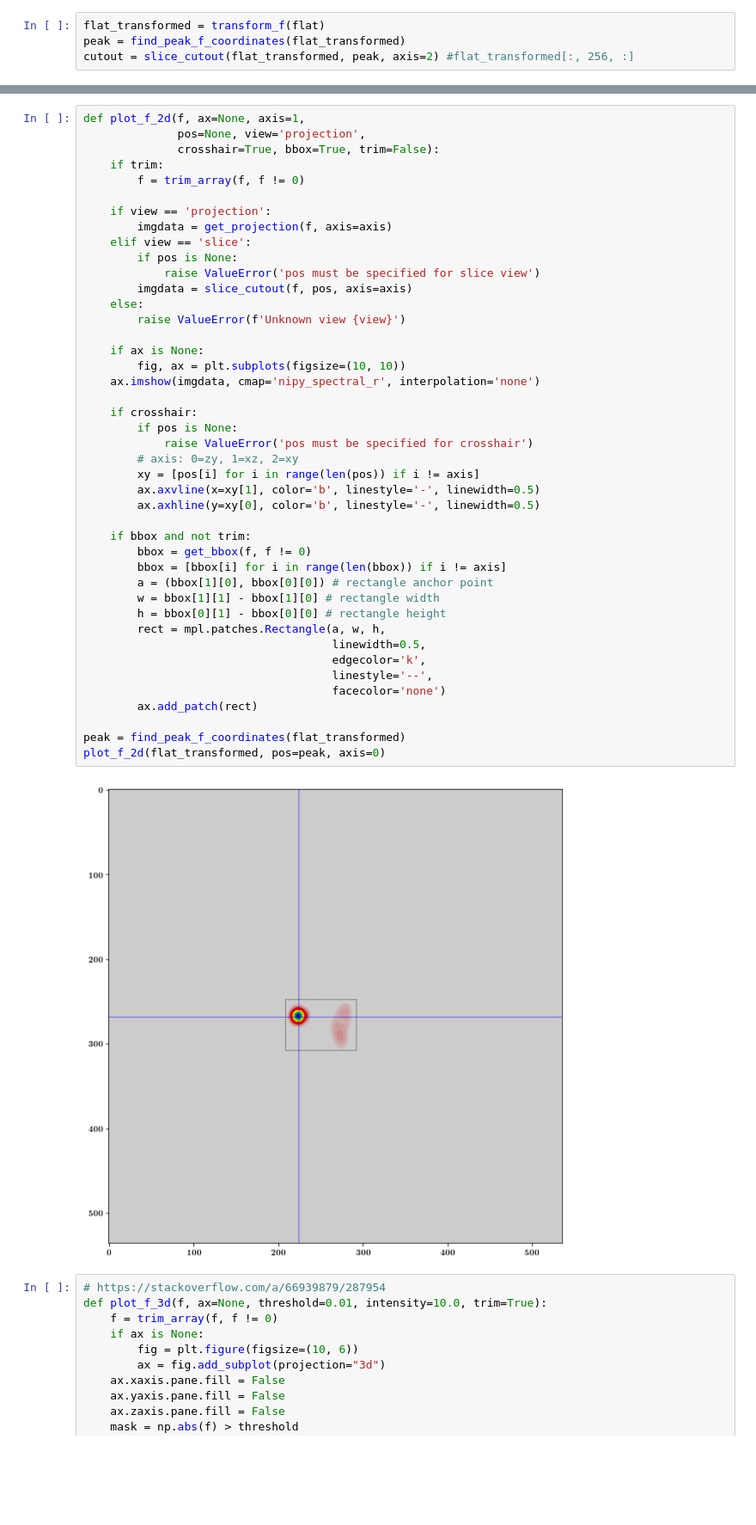
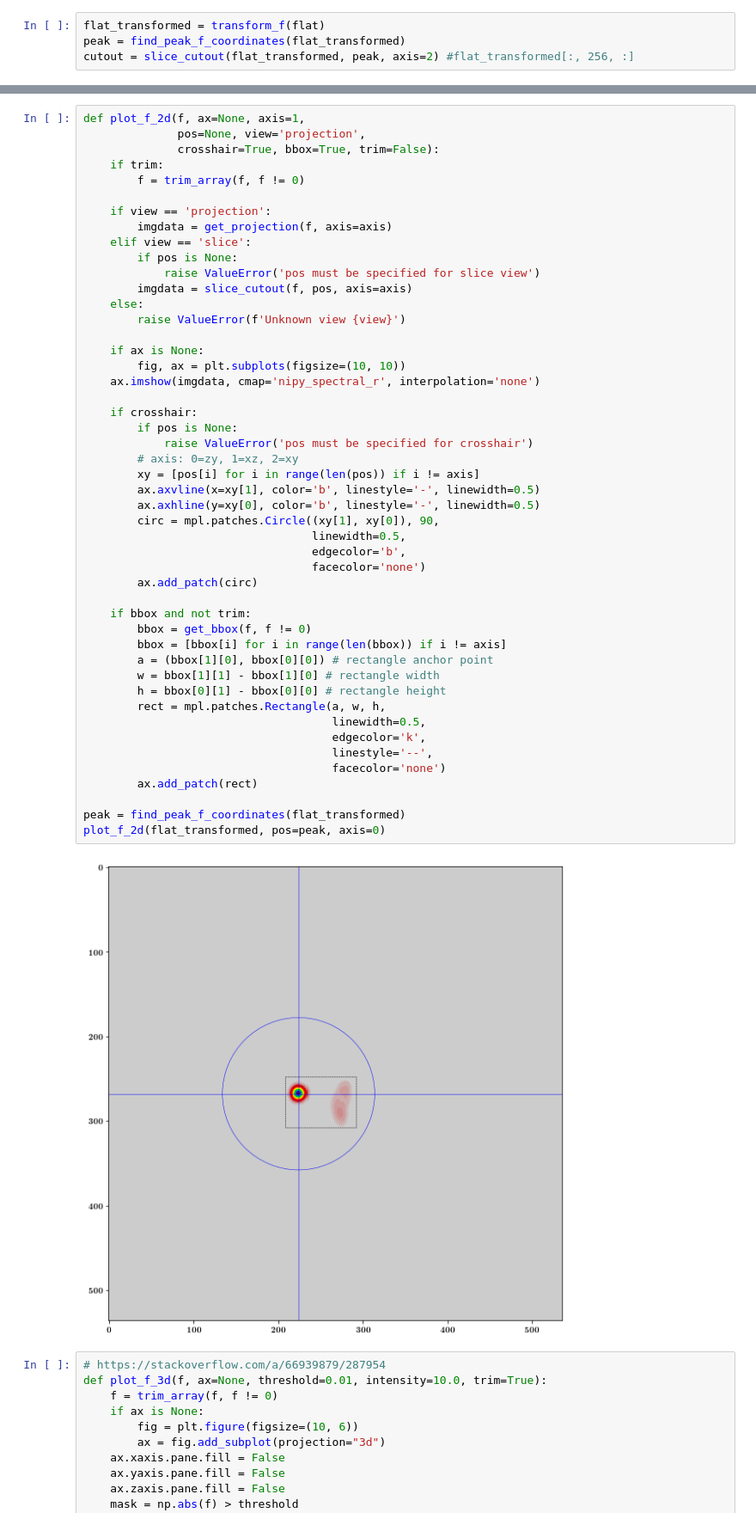
Before and after one commit to makes/plasma-dsp2022, a Jupyter notebook: makes-sandbox.ipynb, the cells around one changed output, grey strips where cells are left out. Shown at 86% size. Cells and saved outputs as stored; diff of their text form; blank space fills up the shorter version.

```diff
--- a/makes-sandbox.ipynb
+++ b/makes-sandbox.ipynb
@@ -423,34 +423,39 @@ def plot_f_2d(f, ax=None, axis=1,
         raise ValueError(f'Unknown view {view}')
 
     if ax is None:
         fig, ax = plt.subplots(figsize=(10, 10))
     ax.imshow(imgdata, cmap='nipy_spectral_r', interpolation='none')
 
     if crosshair:
         if pos is None:
             raise ValueError('pos must be specified for crosshair')
         # axis: 0=zy, 1=xz, 2=xy
         xy = [pos[i] for i in range(len(pos)) if i != axis]
         ax.axvline(x=xy[1], color='b', linestyle='-', linewidth=0.5)
         ax.axhline(y=xy[0], color='b', linestyle='-', linewidth=0.5)
+        circ = mpl.patches.Circle((xy[1], xy[0]), 90,
+                                  linewidth=0.5,
+                                  edgecolor='b',
+                                  facecolor='none')
+        ax.add_patch(circ)
 
     if bbox and not trim:
         bbox = get_bbox(f, f != 0)
         bbox = [bbox[i] for i in range(len(bbox)) if i != axis]
         a = (bbox[1][0], bbox[0][0]) # rectangle anchor point
         w = bbox[1][1] - bbox[1][0] # rectangle width
         h = bbox[0][1] - bbox[0][0] # rectangle height
         rect = mpl.patches.Rectangle(a, w, h,
                                      linewidth=0.5,
                                      edgecolor='k',
                                      linestyle='--',
                                      facecolor='none')
         ax.add_patch(rect)
 
 peak = find_peak_f_coordinates(flat_transformed)
 plot_f_2d(flat_transformed, pos=peak, axis=0)
 # %% [output]
-[figure, old version]
+[figure, new version]
 # %%
 # https://stackoverflow.com/a/66939879/287954
 def plot_f_3d(f, ax=None, threshold=0.01, intensity=10.0, trim=True):
```
Also changed, not shown: 2 other files.
